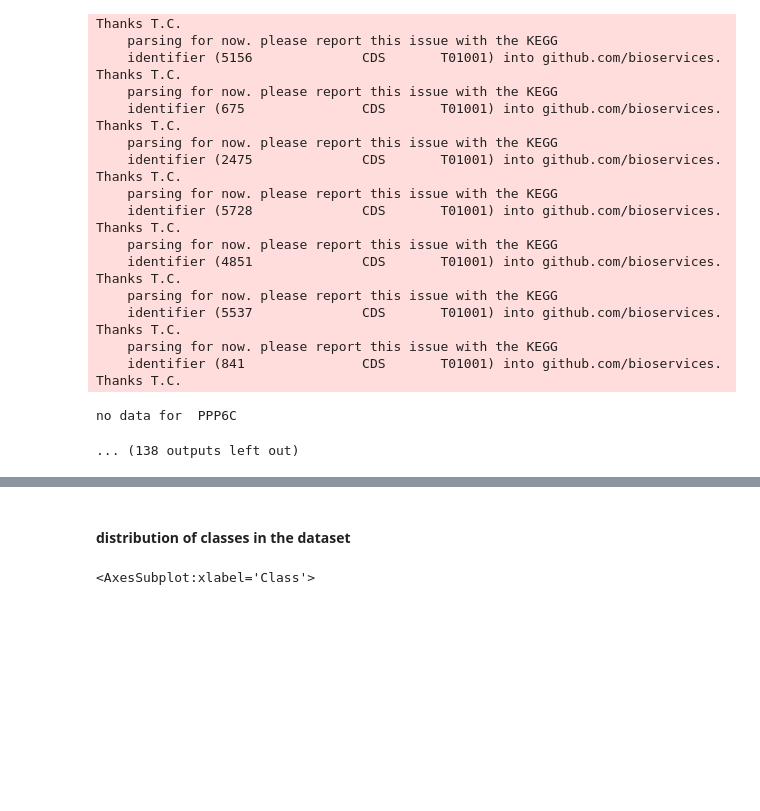
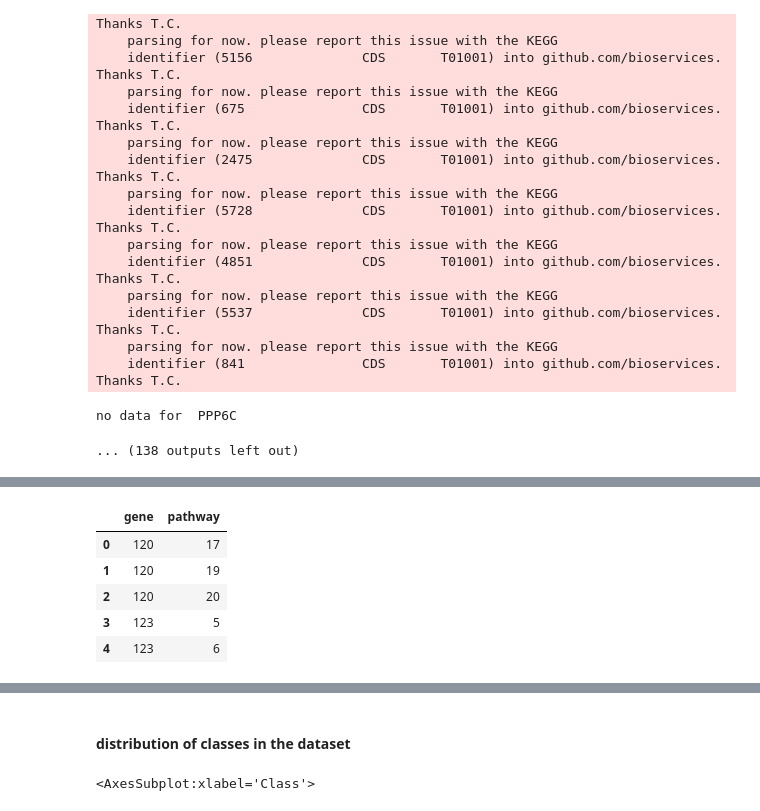
Before and after one commit to me-nobody/jovian-ml-project, a Jupyter notebook: jovian-ml-project-030122.ipynb, the cells around one changed output, grey strips where cells are left out. Drawn from its saved outputs; the diff is of its cells as text; code cells hidden in the pictures; blank space fills up the shorter version.

```diff
--- a/jovian-ml-project-030122.ipynb
+++ b/jovian-ml-project-030122.ipynb
@@ -367,0 +388,9 @@ no data for  PPP6C
+# %%
+gene_pathway_matrix.head()
+# %% [output]
+|  | gene | pathway |
+| 0 | 120 | 17 |
+| 1 | 120 | 19 |
+| 2 | 120 | 20 |
+| 3 | 123 | 5 |
+| 4 | 123 | 6 |
```
Also changed, not shown: parts of 7 cells of this notebook.
